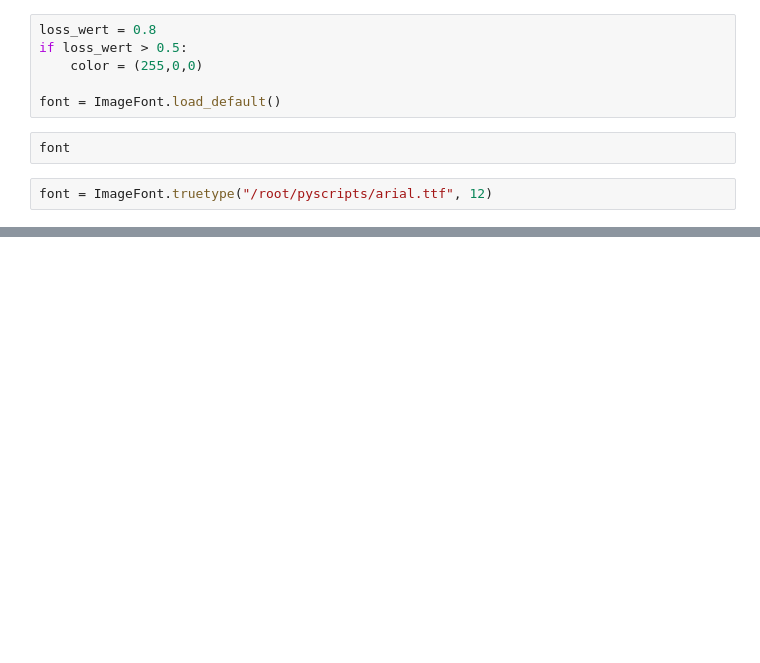
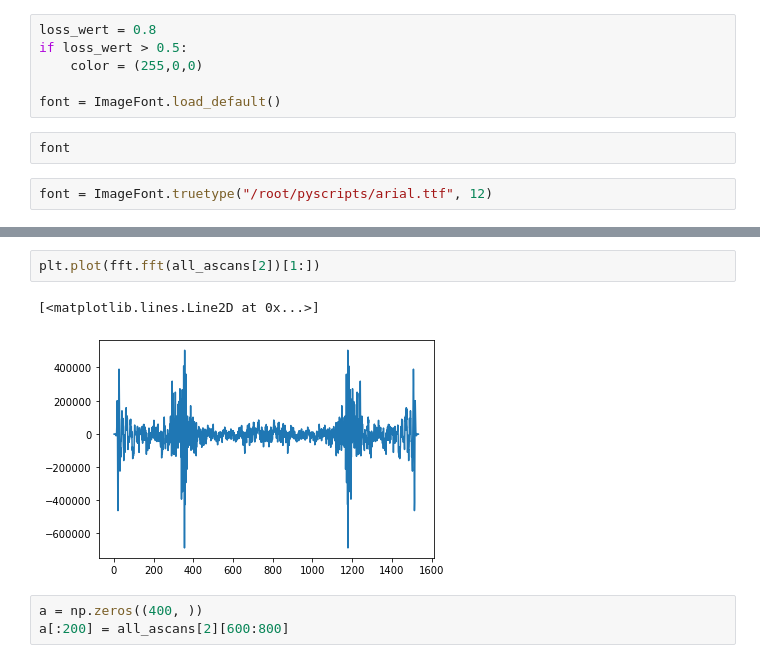
Before and after one commit to LilWeirdProgramms/oct-classifier, a Jupyter notebook: util_notebooks/test_notebook.ipynb, the cells around one changed output, grey strips where cells are left out. Cells and saved outputs as stored; diff of their text form; blank space fills up the shorter version.

```diff
--- a/util_notebooks/test_notebook.ipynb
+++ b/util_notebooks/test_notebook.ipynb
@@ -323,0 +383,8 @@ font = ImageFont.truetype("/root/pyscripts/arial.ttf", 12)
+# %%
+plt.plot(fft.fft(all_ascans[2])[1:])
+# %% [output]
+[<matplotlib.lines.Line2D at 0x...>]
+[figure, added]
+# %%
+a = np.zeros((400, ))
+a[:200] = all_ascans[2][600:800]
```
Also changed, not shown: parts of 28 cells of this notebook, 17 other files.
